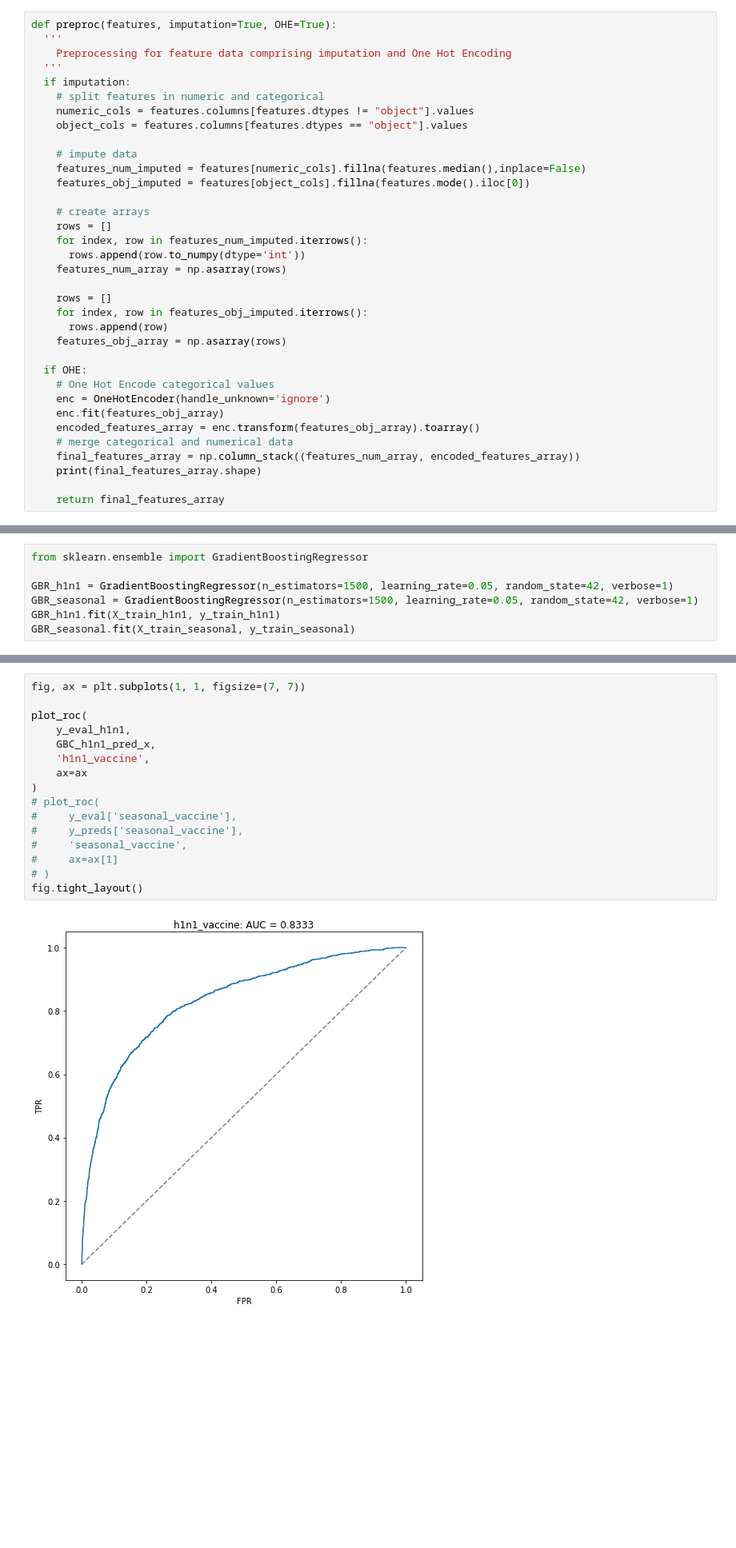
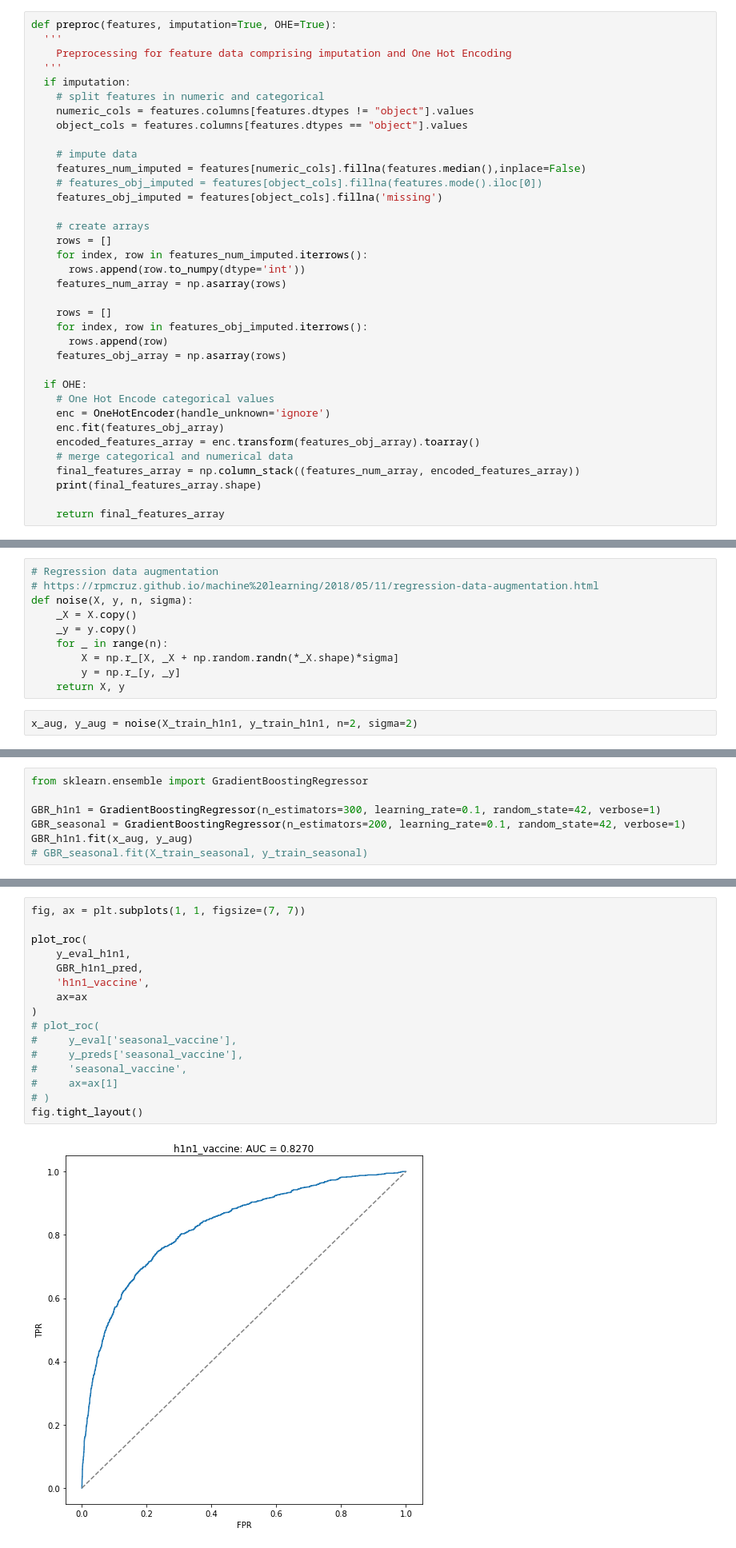
Before and after one commit to fabianlae/Predict-H1N1-and-Seasonal-Flu-Vaccines, a Jupyter notebook: Flushot_Analytics.ipynb, the cells around one changed output, grey strips where cells are left out. Shown at 80% size. Drawn from its saved outputs; the diff is of its cells as text; blank space fills up the shorter version.

Commit message:
trying out data augmentation

```diff
--- a/Flushot_Analytics.ipynb
+++ b/Flushot_Analytics.ipynb
@@ -216,7 +216,8 @@ def preproc(features, imputation=True, OHE=True):
 
     # impute data
     features_num_imputed = features[numeric_cols].fillna(features.median(),inplace=False)
-    features_obj_imputed = features[object_cols].fillna(features.mode().iloc[0])
+    # features_obj_imputed = features[object_cols].fillna(features.mode().iloc[0])
+    features_obj_imputed = features[object_cols].fillna('missing')
 
     # create arrays
     rows = []
@@ -247,0 +251,12 @@ features_test = preproc(features=test_df)
+# %%
+# Regression data augmentation
+# https://rpmcruz.github.io/machine%20learning/2018/05/11/regression-data-augmentation.html
+def noise(X, y, n, sigma):
+    _X = X.copy()
+    _y = y.copy()
+    for _ in range(n):
+        X = np.r_[X, _X + np.random.randn(*_X.shape)*sigma]
+        y = np.r_[y, _y]
+    return X, y
+# %%
+x_aug, y_aug = noise(X_train_h1n1, y_train_h1n1, n=2, sigma=2)
@@ -384,9 +406,9 @@ fig.tight_layout()
 # %%
 from sklearn.ensemble import GradientBoostingRegressor
 
-GBR_h1n1 = GradientBoostingRegressor(n_estimators=1500, learning_rate=0.05, random_state=42, verbose=1)
-GBR_seasonal = GradientBoostingRegressor(n_estimators=1500, learning_rate=0.05, random_state=42, verbose=1)
-GBR_h1n1.fit(X_train_h1n1, y_train_h1n1)
-GBR_seasonal.fit(X_train_seasonal, y_train_seasonal)
+GBR_h1n1 = GradientBoostingRegressor(n_estimators=300, learning_rate=0.1, random_state=42, verbose=1)
+GBR_seasonal = GradientBoostingRegressor(n_estimators=200, learning_rate=0.1, random_state=42, verbose=1)
+GBR_h1n1.fit(x_aug, y_aug)
+# GBR_seasonal.fit(X_train_seasonal, y_train_seasonal)
 # %% [output]
       Iter       Train Loss   Remaining Time
@@ -469,20 +447,20 @@ array([0.12939181, 0.15352056, 0.00889461, 0.19074401, 0.18708662,
 # %%
 fig, ax = plt.subplots(1, 1, figsize=(7, 7))
 
 plot_roc(
     y_eval_h1n1,
-    GBC_h1n1_pred_x,
+    GBR_h1n1_pred,
     'h1n1_vaccine',
     ax=ax
 )
 # plot_roc(
 #     y_eval['seasonal_vaccine'],
 #     y_preds['seasonal_vaccine'],
 #     'seasonal_vaccine',
 #     ax=ax[1]
 # )
 fig.tight_layout()
 # %% [output]
-[figure, old version]
+[figure, new version]
 # %%
 # combined AUC Score
```
Also changed, not shown: parts of 10 cells of this notebook.
